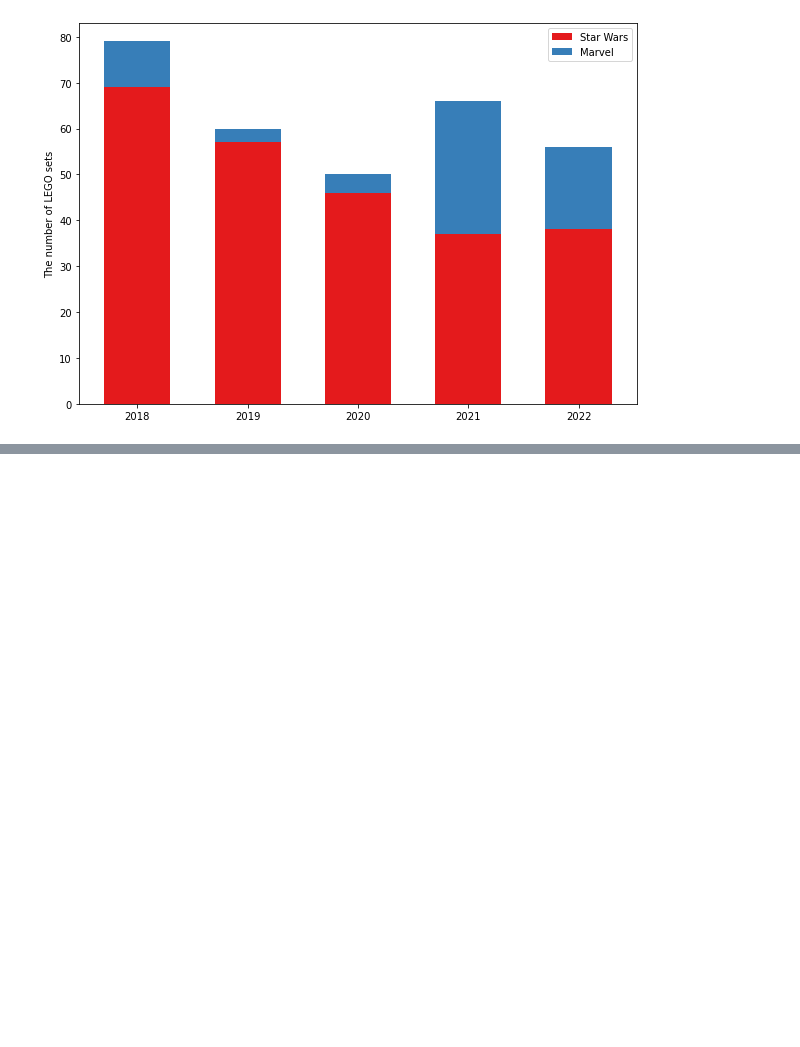
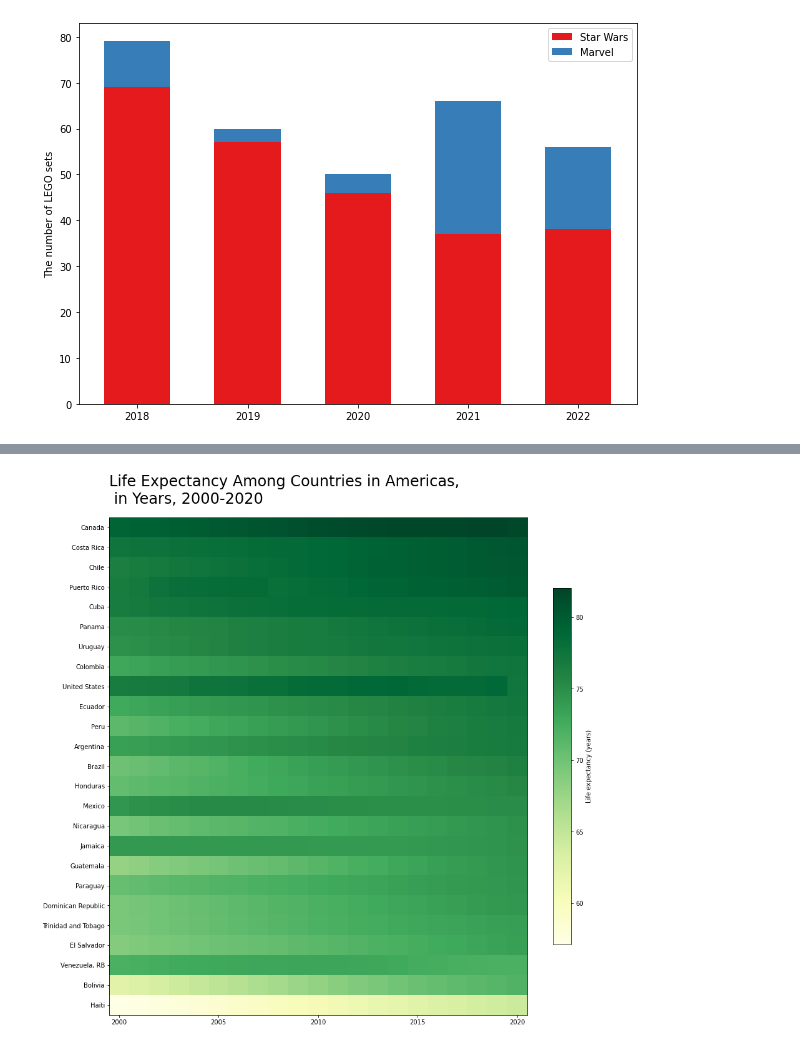
Before and after one commit to 3eltran23/InfoViz, a Jupyter notebook: Week2_INFO143.ipynb, the cells around one changed output, grey strips where cells are left out. Cells and saved outputs as stored; diff of their text form; code cells hidden in the pictures; blank space fills up the shorter version.

```diff
--- a/Week2_INFO143.ipynb
+++ b/Week2_INFO143.ipynb
@@ -683,0 +737,25 @@ plt.show()
+# %%
+df_le = df_le.sort_values(by='2020', ascending=False)
+years = df_le.columns[-22:-1]
+x_pos = np.arange(len(years))
+y_pos = np.arange(len(df_le))
+
+fig, ax = plt.subplots(figsize=(15,15))
+im = ax.imshow(df_le[years], cmap='YlGn')
+
+# Create colorbar
+cbar = plt.colorbar(im, ax=ax, shrink=0.7)
+cbar.set_label('Life expectancy (years)')
+
+# show the labels
+xpos_label = np.arange(len(years), step=5)
+ax.set_xticks(xpos_label)
+ax.set_xticklabels(years[xpos_label])
+
+ax.set_yticks(y_pos)
+ax.set_yticklabels(df_le['Country Name'])
+
+ax.set_title('Life Expectancy Among Countries in Americas,\n in Years, 2000-2020', loc='left', fontsize=24,x=0, y=1.02)
+plt.show()
+# %% [output]
+[figure, added]
```
Also changed, not shown: parts of 8 cells of this notebook.
